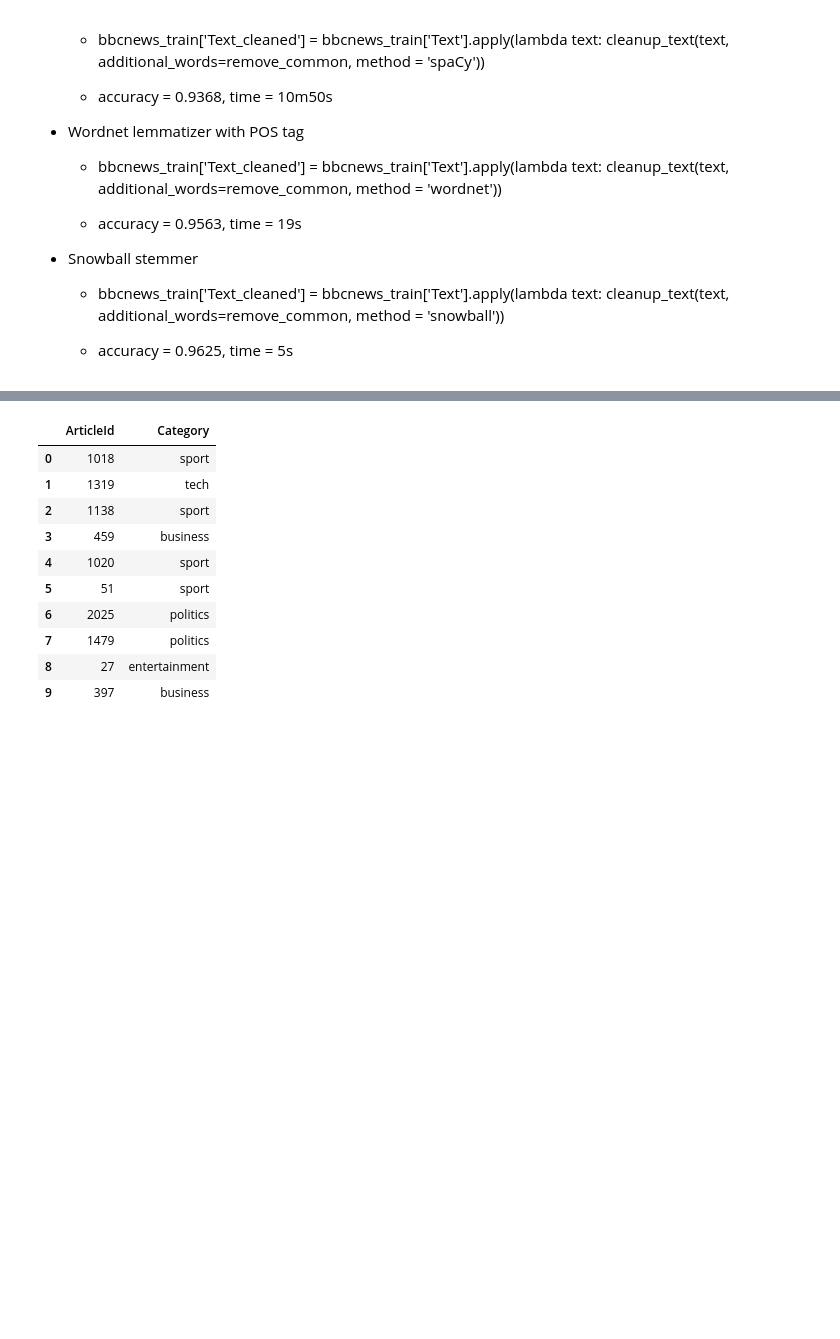
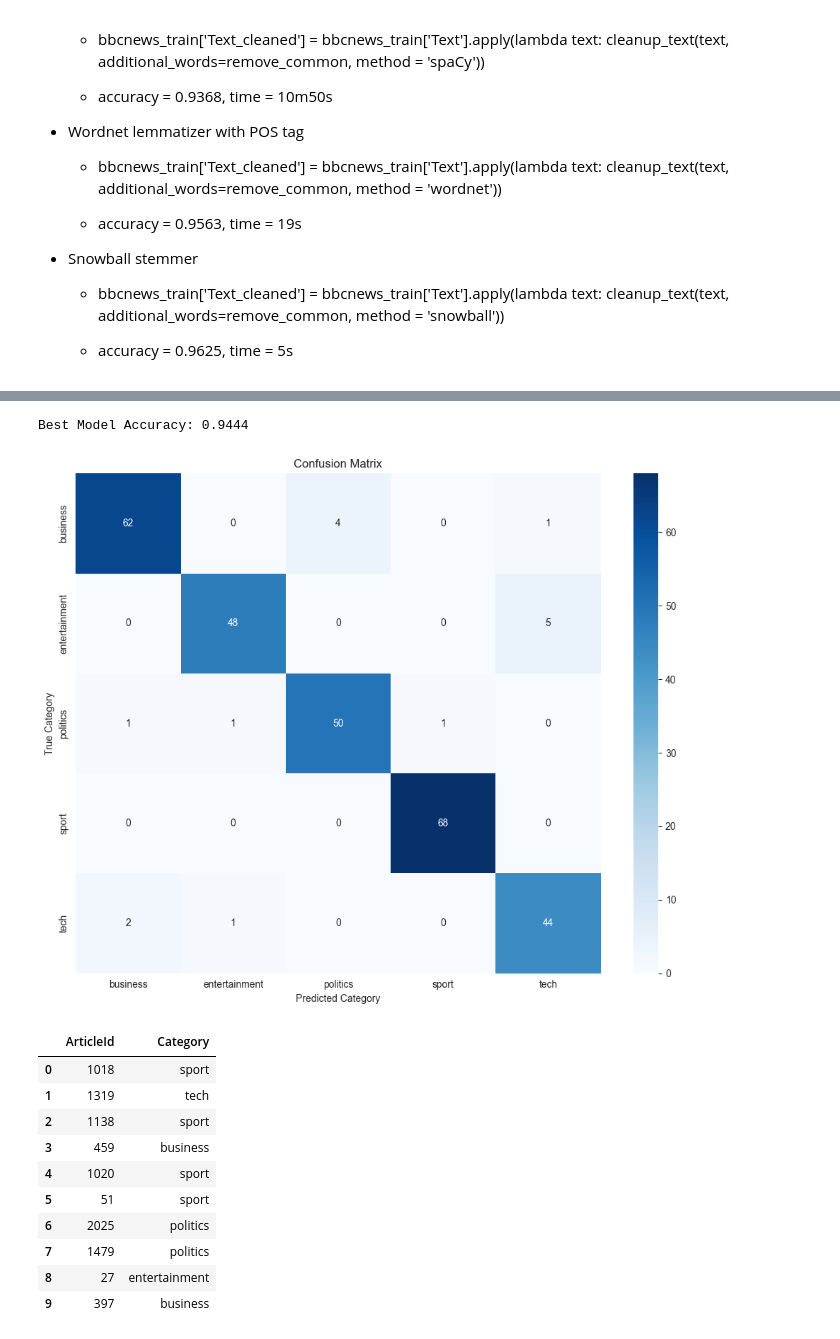
Before and after one commit to jfroggatt/BBC_News, a Jupyter notebook: bbc_news.ipynb, the cells around one changed output, grey strips where cells are left out. Saved outputs shown, nothing was run; the diff lists cells and outputs as text; code cells hidden in the pictures; blank space fills up the shorter version.

```diff
--- a/bbc_news.ipynb
+++ b/bbc_news.ipynb
@@ -869 +1056,43 @@ Train Accuracy: 0.9639
+# %%
+# Save the best estimator
+nmf_best_model = nmf_model = NMF(
+    n_components=5,
+    random_state=42,
+    max_iter=300,
+    solver='mu',
+    beta_loss='kullback-leibler',
+    alpha_H=0.0,
+    l1_ratio=0.5,
+    init='nndsvda'
+)
+
+# Create a pipeline with the best model
+best_nmf_pipeline = Pipeline([
+    ('text_cleaner', text_cleaner_wordnet),
+    ('tfidf', tfidf_vectorizer),
+    ('nmf', nmf_best_model)
+]).fit(X_train, y_train)
+
+# Run the best pipeline/model on the test subset of the Train data
+y_hat = best_nmf_pipeline.transform(X_test)
+y_pred = y_hat.argmax(axis=1)
+y_pred_categories = [category_mapping[topic] for topic in y_pred]
+
+# Calculate accuracy
+test_accuracy = accuracy_score(y_test, y_pred_categories)
+print(f"Best Model Accuracy: {test_accuracy:.4f}")
+
+# Create confusion matrix
+cm = confusion_matrix(y_test, y_pred_categories)
+plt.figure(figsize=(10, 8))
+sns.heatmap(cm, annot=True, fmt='d', cmap='Blues',
+            xticklabels=base_category_list, yticklabels=base_category_list)
+plt.title('Confusion Matrix')
+plt.ylabel('True Category')
+plt.xlabel('Predicted Category')
+plt.tight_layout()
+plt.show()
+# %% [output]
+Best Model Accuracy: 0.9444
+[figure, added]
 # %%
```
Also changed, not shown: parts of 15 cells of this notebook.
